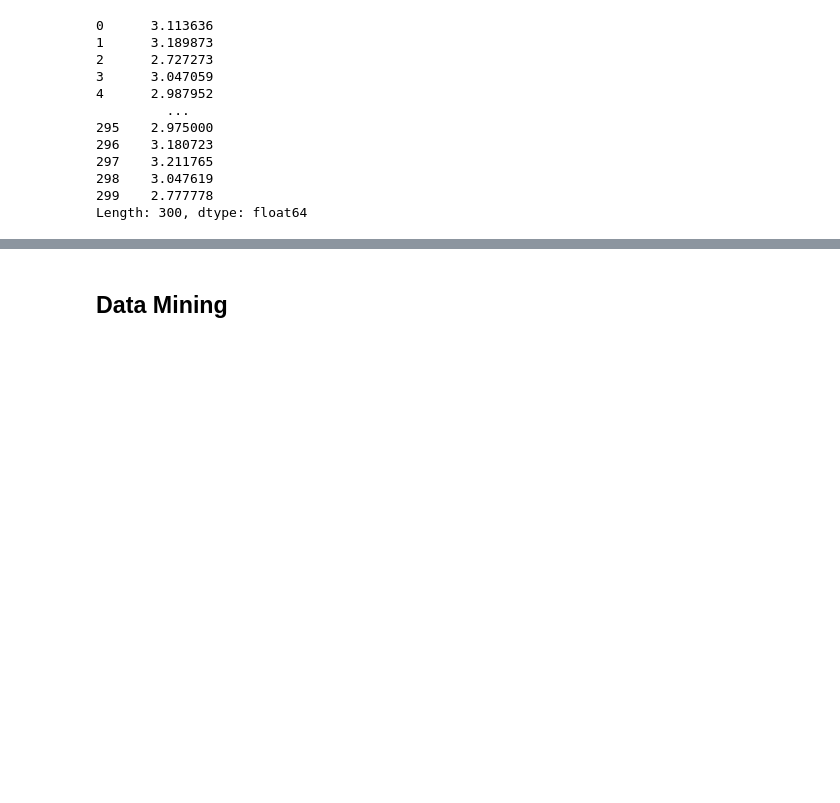
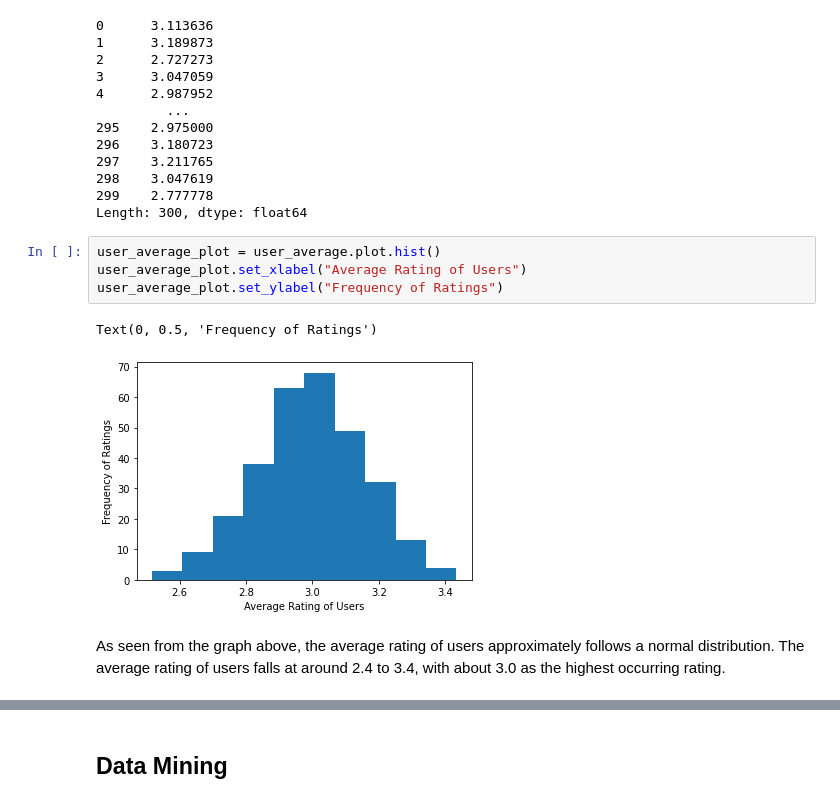
Before and after one commit to chadiTurk/CSMODELProject2, a Jupyter notebook: Project 2.ipynb, the cells around one changed output, grey strips where cells are left out. Cells and saved outputs as stored; diff of their text form; blank space fills up the shorter version.

```diff
--- a/Project 2.ipynb
+++ b/Project 2.ipynb
@@ -92,3 +90,12 @@ user_average
 298    3.047619
 299    2.777778
 Length: 300, dtype: float64
+# %%
+user_average_plot = user_average.plot.hist()
+user_average_plot.set_xlabel("Average Rating of Users")
+user_average_plot.set_ylabel("Frequency of Ratings")
+# %% [output]
+Text(0, 0.5, 'Frequency of Ratings')
+[figure, added]
+# %% [markdown]
+As seen from the graph above, the average rating of users approximately follows a normal distribution. The average rating of users falls at around 2.4 to 3.4, with about 3.0 as the highest occurring rating.
```
Also changed, not shown: parts of 13 cells of this notebook, 2 other files.
